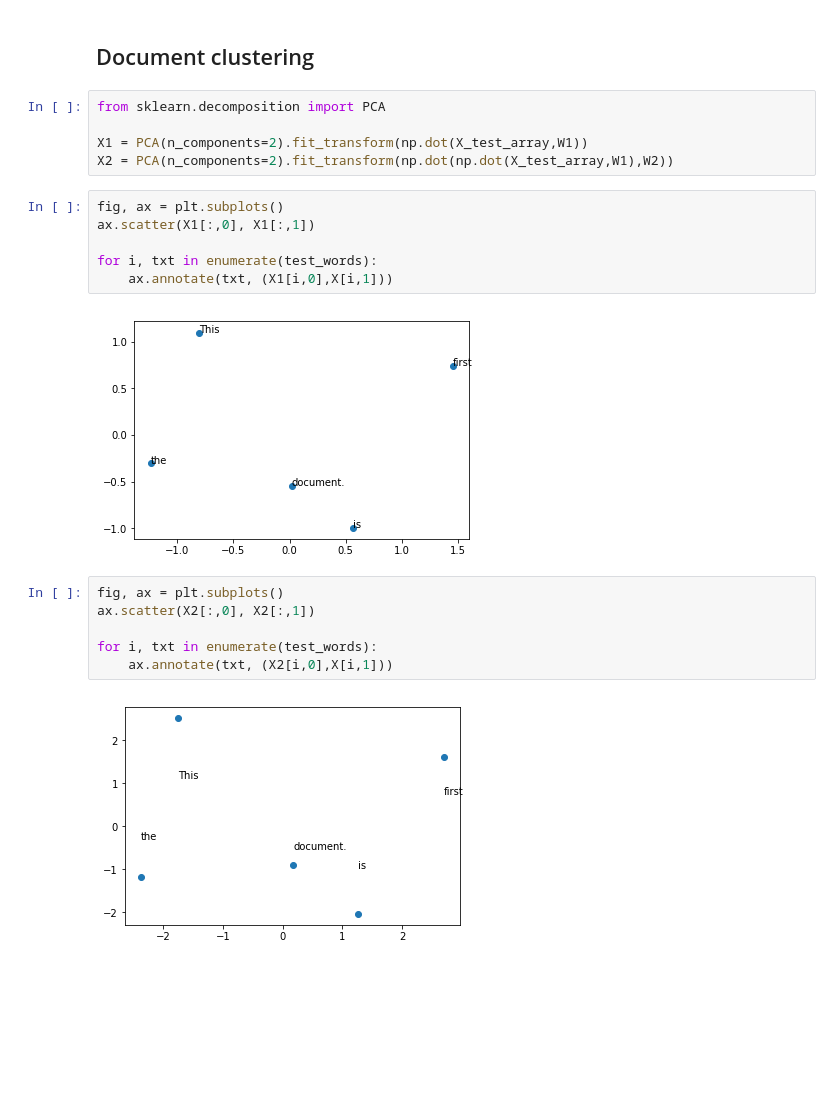
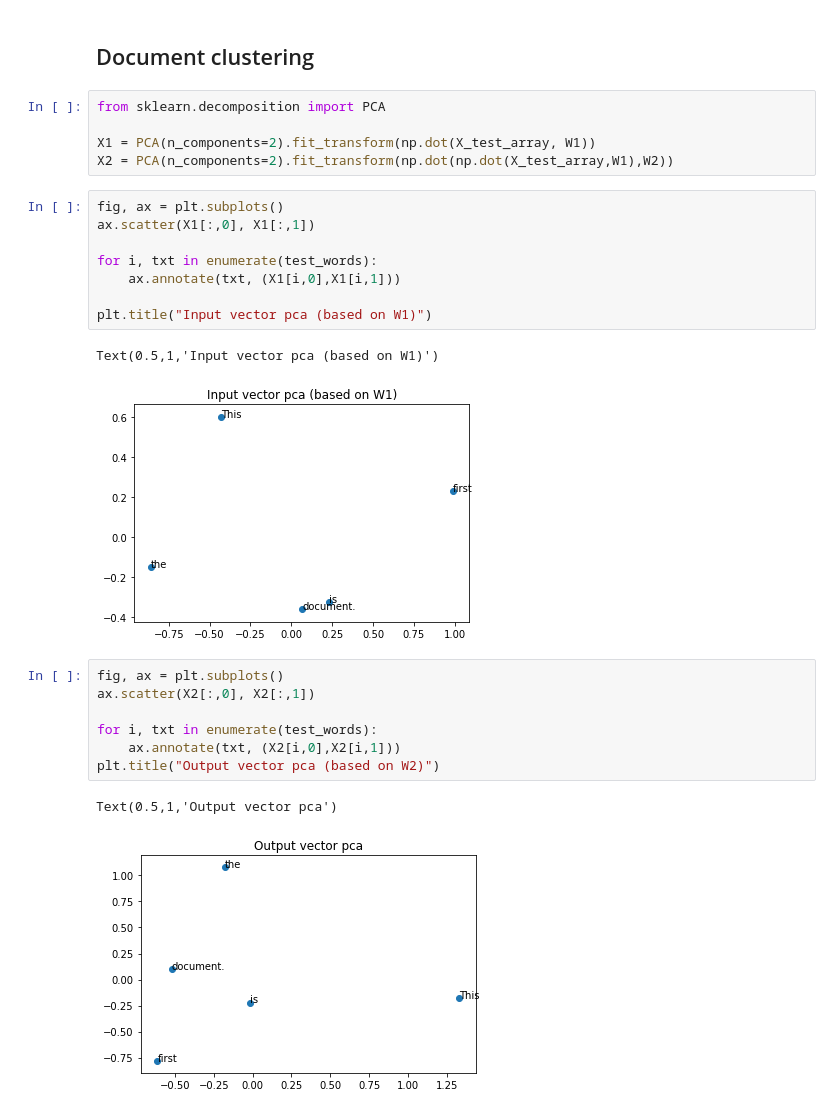
Before and after one commit to swartchris8/word2vec_explained, a Jupyter notebook: word2vec_math.ipynb, the cells around one changed output. Cells and saved outputs as stored; diff of their text form; blank space fills up the shorter version.

```diff
--- a/word2vec_math.ipynb
+++ b/word2vec_math.ipynb
@@ -282,22 +282,27 @@ In a skipgram model we output multiple categorical distributions. The skipgram m
 # %%
 from sklearn.decomposition import PCA
 
-X1 = PCA(n_components=2).fit_transform(np.dot(X_test_array,W1))
+X1 = PCA(n_components=2).fit_transform(np.dot(X_test_array, W1))
 X2 = PCA(n_components=2).fit_transform(np.dot(np.dot(X_test_array,W1),W2))
 # %%
 fig, ax = plt.subplots()
 ax.scatter(X1[:,0], X1[:,1])
 
 for i, txt in enumerate(test_words):
-    ax.annotate(txt, (X1[i,0],X[i,1]))
+    ax.annotate(txt, (X1[i,0],X1[i,1]))
+
+plt.title("Input vector pca (based on W1)")
 # %% [output]
+Text(0.5,1,'Input vector pca (based on W1)')
-[figure, old version]
+[figure, new version]
 # %%
 fig, ax = plt.subplots()
 ax.scatter(X2[:,0], X2[:,1])
 
 for i, txt in enumerate(test_words):
-    ax.annotate(txt, (X2[i,0],X[i,1]))
+    ax.annotate(txt, (X2[i,0],X2[i,1]))
+plt.title("Output vector pca (based on W2)")
 # %% [output]
+Text(0.5,1,'Output vector pca')
-[figure, old version]
+[figure, new version]
 # %% [markdown]
```
Also changed, not shown: parts of 6 cells of this notebook, 2 other files.
